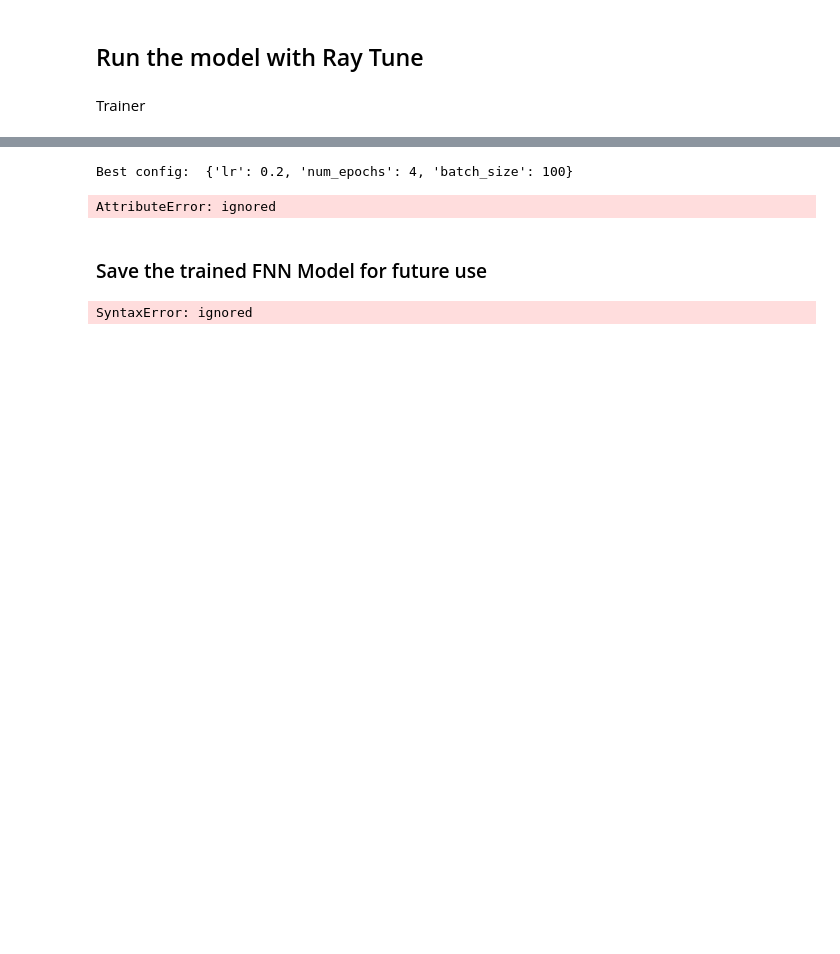
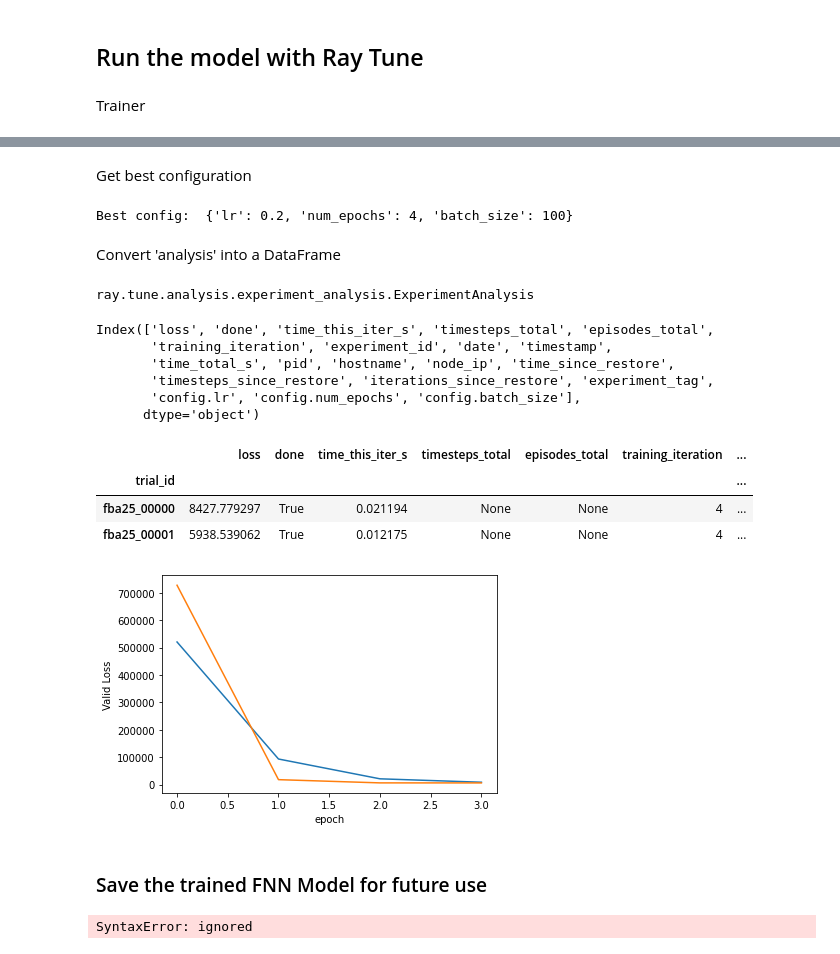
Before and after one commit to lcipolina/Ray_tutorials, a Jupyter notebook: 2_Ray_Tune_FeedFWD_Pytorch.ipynb, the cells around one changed output, grey strips where cells are left out. Drawn from its saved outputs; the diff is of its cells as text; code cells hidden in the pictures; blank space fills up the shorter version.

```diff
--- a/2_Ray_Tune_FeedFWD_Pytorch.ipynb
+++ b/2_Ray_Tune_FeedFWD_Pytorch.ipynb
@@ -305,2 +344,4 @@ Number of trials: 2/2 (2 TERMINATED)
+# %% [markdown]
+Get best configuration
 # %%
 variable_trailed = "loss" #this should be a string
@@ -309,17 +350,42 @@ print("Best config: ", analysis.get_best_config(
 # %% [output]
 Best config:  {'lr': 0.2, 'num_epochs': 4, 'batch_size': 100}
+# %% [markdown]
+Convert 'analysis' into a DataFrame
+# %%
+type(analysis)  #initially it is not a DataFrame
+# %% [output]
+ray.tune.analysis.experiment_analysis.ExperimentAnalysis
+# %%
+df = analysis.results_df
+df.keys()
+#note how the loss is a column name
+# %% [output]
+Index(['loss', 'done', 'time_this_iter_s', 'timesteps_total', 'episodes_total',
+       'training_iteration', 'experiment_id', 'date', 'timestamp',
+       'time_total_s', 'pid', 'hostname', 'node_ip', 'time_since_restore',
+       'timesteps_since_restore', 'iterations_since_restore', 'experiment_tag',
+       'config.lr', 'config.num_epochs', 'config.batch_size'],
+      dtype='object')
+# %%
+#Let's explore what we have available
+df
+# %% [output]
+|  | loss | done | time_this_iter_s | timesteps_total | episodes_total | training_iteration | ... |
+| trial_id |  |  |  |  |  |  | ... |
+| fba25_00000 | 8427.779297 | True | 0.021194 | None | None | 4 | ... |
+| fba25_00001 | 5938.539062 | True | 0.012175 | None | None | 4 | ... |
 # %%
 vble_trailed = loss #this is a column name
 
 # Get a dataframe for analyzing trial results.
 df = analysis.results_df
 
 #Plot the performance of this trial
 dfs = analysis.fetch_trial_dataframes()
-[d.vble_trailed.plot() for d in dfs.values()]
-plt.xlabel("epoch"); plt.ylabel("Test Accuracy");
+[d.loss.plot() for d in dfs.values()]    #we have used the column name
+plt.xlabel("epoch"); plt.ylabel("Valid Loss");
 # %% [output]
-AttributeError: ignored
+[figure, added]
 # %% [markdown]
 ### Save the trained FNN Model for future use
 # %%
```
Also changed, not shown: parts of 13 cells of this notebook.
